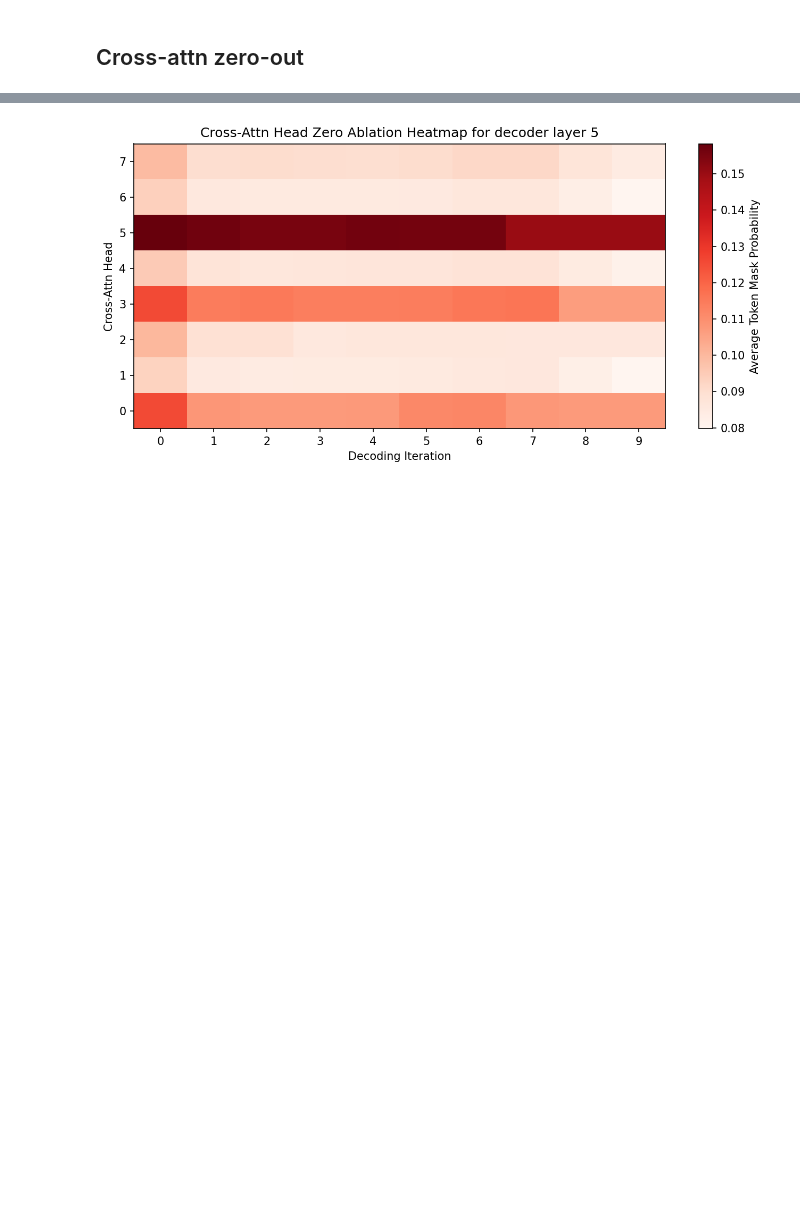
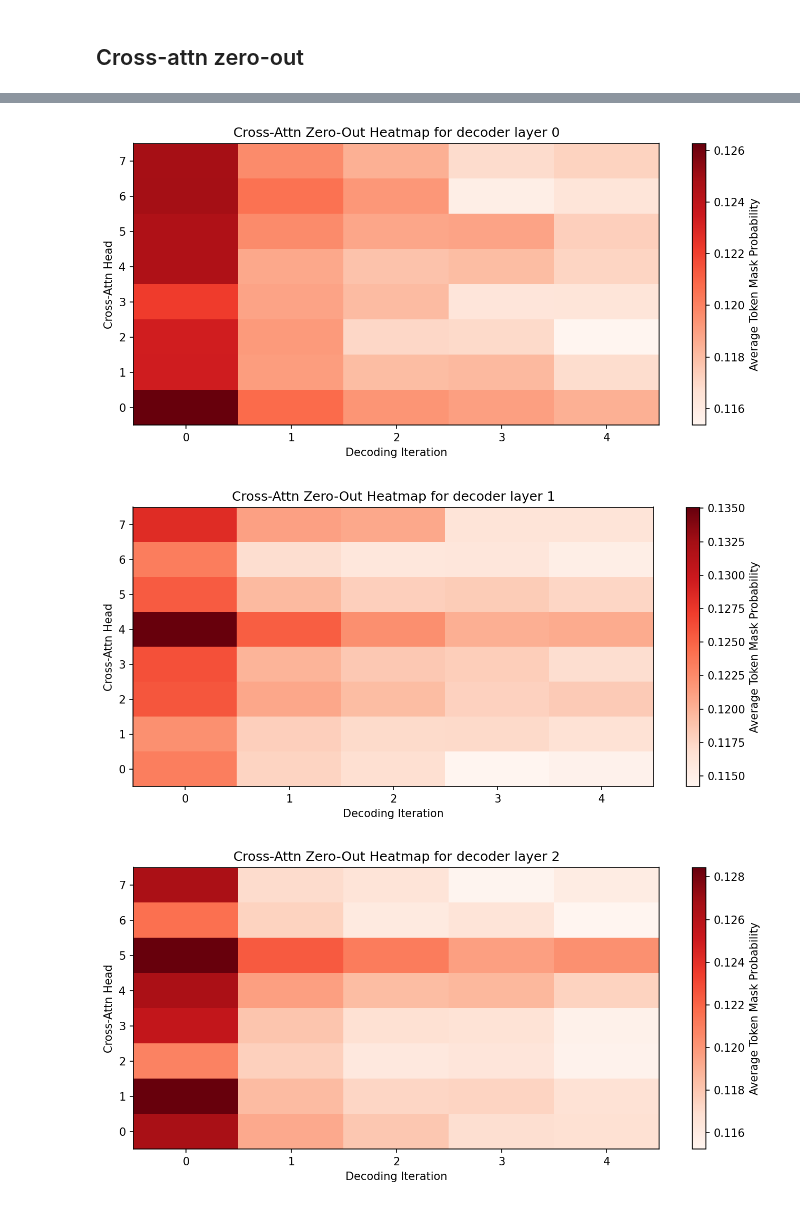
Before and after one commit to MD-BH/MLLM-Final, a Jupyter notebook: Mask-Predict/demo.ipynb, the cells around one changed output, grey strips where cells are left out. Cells and saved outputs as stored; diff of their text form; code cells hidden in the pictures; blank space fills up the shorter version.

Commit message:
edit: heatmap in subplots

```diff
--- a/Mask-Predict/demo.ipynb
+++ b/Mask-Predict/demo.ipynb
@@ -5,7 +5,7 @@ from pprint import pprint
 from decoder_patching import *
 from utils import REPO_ROOT, preprocess_mask_predict_data
 # %%
-iter_nums = 10
+iter_nums = 5
 
 prep_result = preprocess_mask_predict_data(
     input_dir=REPO_ROOT / "input",
@@ -515,10 +521,10 @@ plot_self_attn_zero_out_average_heatmap(self_attn_zero_out_layer_sweep_result, c
 # %% [markdown]
 ## Cross-attn zero-out
 # %%
-cross_attn_zero_out_layer_indices = list(range(len(context["model"].decoder.layers)))
-cross_attn_zero_out_average_layer_indices = cross_attn_zero_out_layer_indices[:5]
+cross_attn_zero_out_layer_indices = list(range(min(5, len(context["model"].decoder.layers))))
+cross_attn_zero_out_average_layer_indices = cross_attn_zero_out_layer_indices
 
 print("cross-attn zero-out layer indices:", cross_attn_zero_out_layer_indices)
-print("cross-attn average layer indices (first 5 layers):", cross_attn_zero_out_average_layer_indices)
+print("cross-attn average layer indices:", cross_attn_zero_out_average_layer_indices)
 print("target sentence for cross-attn zero-out:", target_sentence)
 # %% [output]
@@ -563,8 +570,9 @@ head 7: overall avg mask prob = 0.090437
 # %%
 plot_cross_attn_zero_out_layer_sweep_heatmaps(
     cross_attn_zero_out_layer_sweep_result,
     cmap="Reds",
 )
-plot_cross_attn_zero_out_average_heatmap(cross_attn_zero_out_layer_sweep_result, cmap="Reds")
 # %% [output]
-[figure, old version]
+[figure, new version]
+[figure, added]
+[figure, added]
```
Also changed, not shown: parts of 27 cells of this notebook, 1 other file.
